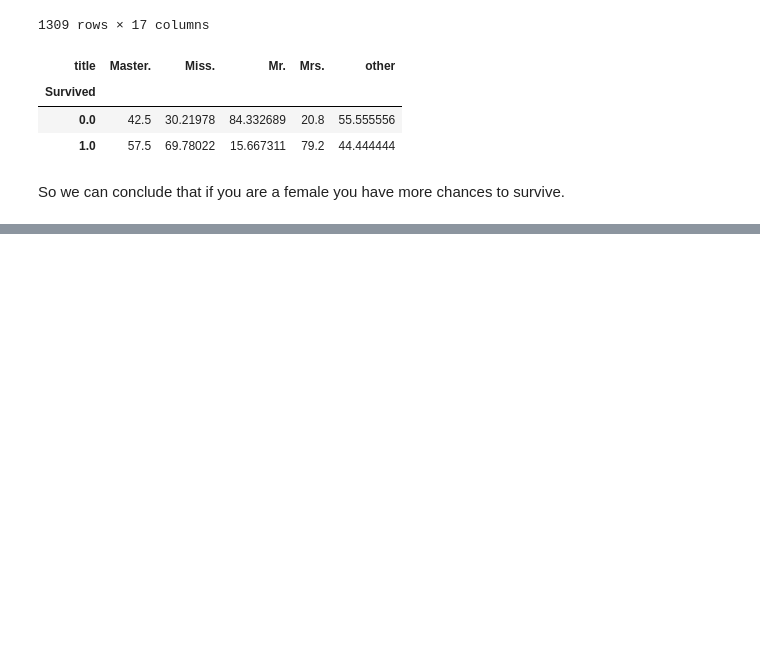
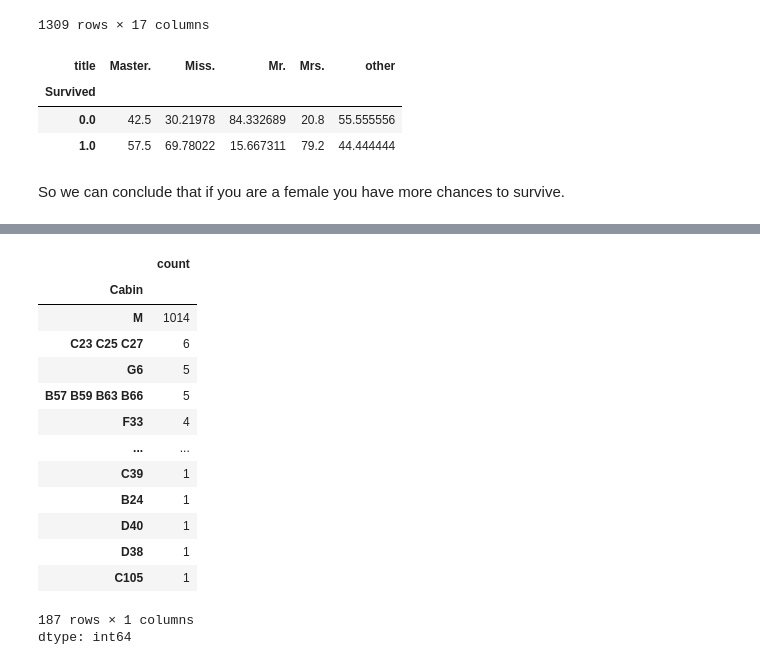
Before and after one commit to Muhammad-Waleed-Source/Exploratory-Data-Analysis, a Jupyter notebook: EDA.ipynb, the cells around one changed output, grey strips where cells are left out. Saved outputs shown, nothing was run; the diff lists cells and outputs as text; code cells hidden in the pictures; blank space fills up the shorter version.

```diff
--- a/EDA.ipynb
+++ b/EDA.ipynb
@@ -979,0 +1012,18 @@ So we can conclude that if you are a female you have more chances to survive.
+# %%
+df['Cabin'].value_counts()
+# %% [output]
+|  | count |
+| Cabin |  |
+| M | 1014 |
+| C23 C25 C27 | 6 |
+| G6 | 5 |
+| B57 B59 B63 B66 | 5 |
+| F33 | 4 |
+| ... | ... |
+| C39 | 1 |
+| B24 | 1 |
+| D40 | 1 |
+| D38 | 1 |
+| C105 | 1 |
+187 rows × 1 columns
+dtype: int64
```
Also changed, not shown: parts of 12 cells of this notebook.
